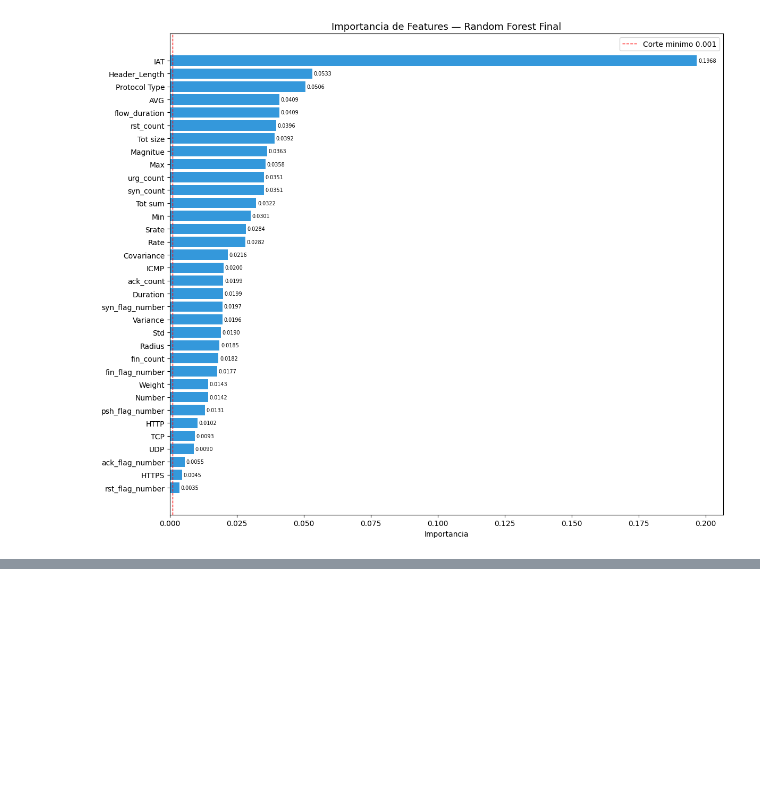
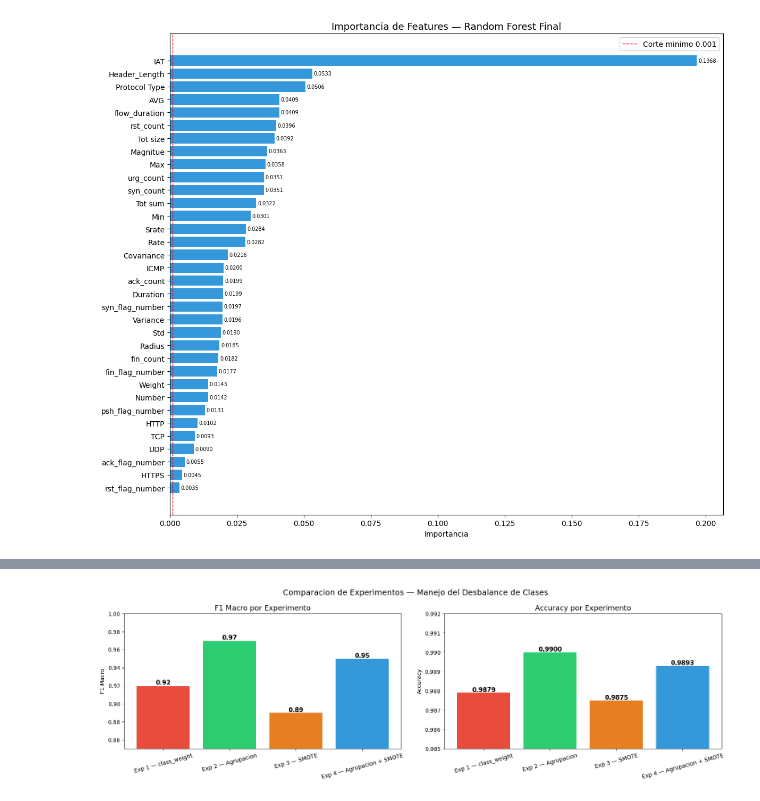
Before and after one commit to xtsebas/iot-intrusion-detection-ml, a Jupyter notebook: notebooks/05_model_implementation.ipynb, the cells around one changed output, grey strips where cells are left out. Cells and saved outputs as stored; diff of their text form; code cells hidden in the pictures; blank space fills up the shorter version.

Commit message:
fix: experiments results, model with less classes and balance weight

```diff
--- a/notebooks/05_model_implementation.ipynb
+++ b/notebooks/05_model_implementation.ipynb
@@ -455,0 +813,49 @@ plt.show()
+# %%
+comparacion = {
+    'Experimento': [
+        'Exp 1 — class_weight',
+        'Exp 2 — Agrupacion',
+        'Exp 3 — SMOTE',
+        'Exp 4 — Agrupacion + SMOTE'
+    ],
+    'Estrategia': [
+        '34 clases + class_weight',
+        '25 clases agrupadas + class_weight',
+        '34 clases + SMOTE + class_weight',
+        '25 clases agrupadas + SMOTE + class_weight'
+    ],
+    'Accuracy': [0.9879, 0.9900, 0.9875, 0.9893],
+    'F1 Macro': [0.92, 0.97, 0.89, 0.95],
+    'F1 Weighted': [0.99, 0.99, 0.99, 0.99]
+}
+
+df_comp = pd.DataFrame(comparacion)
+
+fig, axes = plt.subplots(1, 2, figsize=(16, 5))
+
+colores = ['#e74c3c', '#2ecc71', '#e67e22', '#3498db']
+
+bars1 = axes[0].bar(df_comp['Experimento'], df_comp['F1 Macro'], color=colores)
+axes[0].set_title('F1 Macro por Experimento', fontsize=13)
+axes[0].set_ylabel('F1 Macro')
+axes[0].set_ylim(0.85, 1.0)
+axes[0].tick_params(axis='x', rotation=15)
+for bar, val in zip(bars1, df_comp['F1 Macro']):
+    axes[0].text(bar.get_x() + bar.get_width()/2, bar.get_height() + 0.001,
+                f'{val:.2f}', ha='center', fontsize=11, fontweight='bold')
+
+bars2 = axes[1].bar(df_comp['Experimento'], df_comp['Accuracy'], color=colores)
+axes[1].set_title('Accuracy por Experimento', fontsize=13)
+axes[1].set_ylabel('Accuracy')
+axes[1].set_ylim(0.985, 0.992)
+axes[1].tick_params(axis='x', rotation=15)
+for bar, val in zip(bars2, df_comp['Accuracy']):
+    axes[1].text(bar.get_x() + bar.get_width()/2, bar.get_height() + 0.00005,
+                f'{val:.4f}', ha='center', fontsize=11, fontweight='bold')
+
+plt.suptitle('Comparacion de Experimentos — Manejo del Desbalance de Clases', fontsize=14)
+plt.tight_layout()
+plt.savefig(f'{DRIVE_PATH}comparacion_experimentos.png', bbox_inches='tight', dpi=150)
+plt.show()
+# %% [output]
+[figure, added]
```
Also changed, not shown: parts of 28 cells of this notebook.
